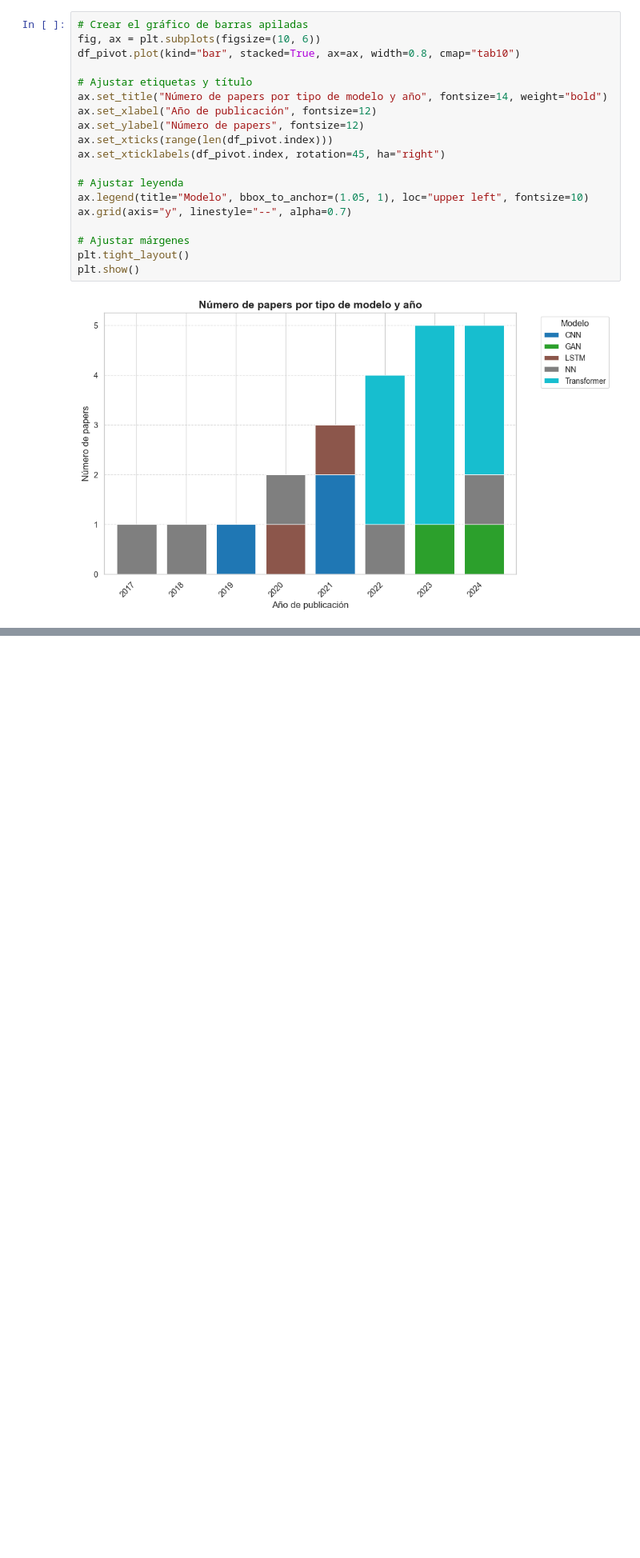
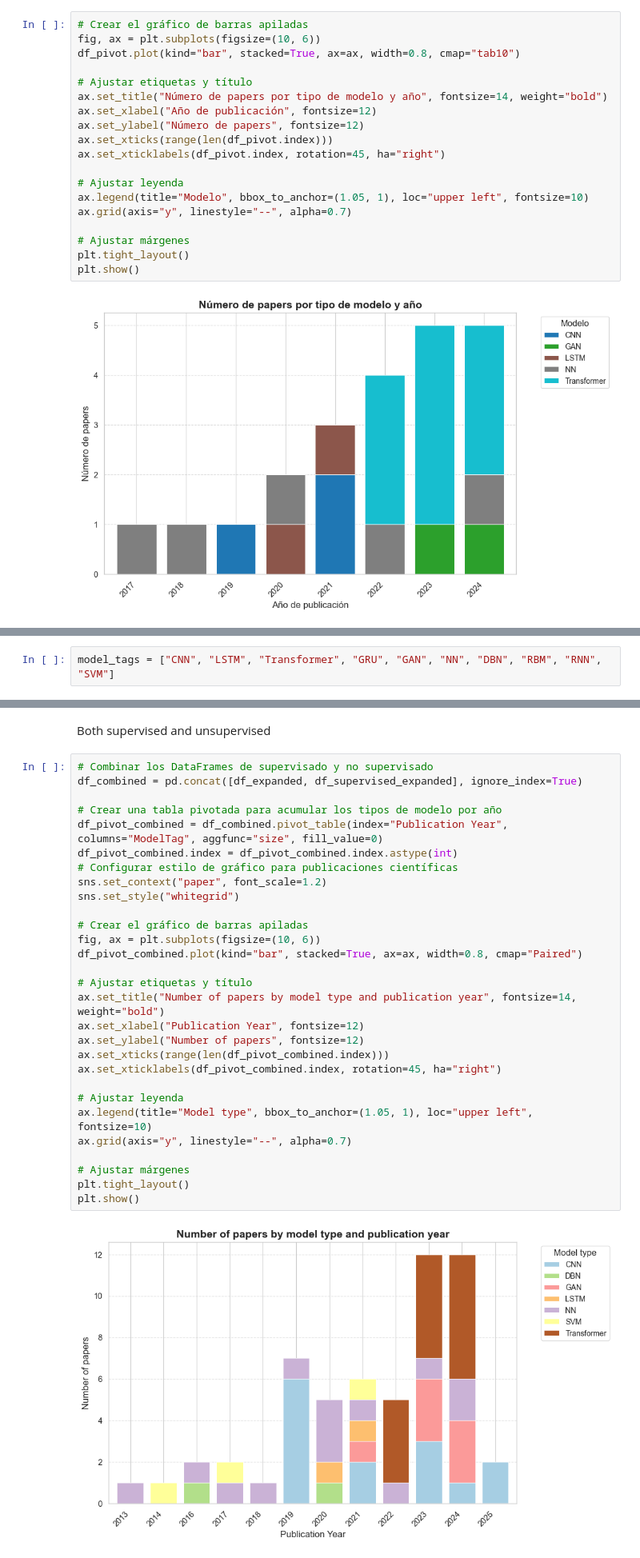
Before and after one commit to amolero6/ref_processing_research, a Jupyter notebook: Processing_refs.ipynb, the cells around one changed output, grey strips where cells are left out. Shown at 80% size. Drawn from its saved outputs; the diff is of its cells as text; blank space fills up the shorter version.

```diff
--- a/Processing_refs.ipynb
+++ b/Processing_refs.ipynb
@@ -89,0 +92,2 @@ plt.show()
+# %%
+model_tags = ["CNN", "LSTM", "Transformer", "GRU", "GAN", "NN", "DBN", "RBM", "RNN", "SVM"]
@@ -89,0 +133,33 @@ plt.show()
+# %% [markdown]
+Both supervised and unsupervised
+# %%
+# Combinar los DataFrames de supervisado y no supervisado
+df_combined = pd.concat([df_expanded, df_supervised_expanded], ignore_index=True)
+
+# Crear una tabla pivotada para acumular los tipos de modelo por año
+df_pivot_combined = df_combined.pivot_table(index="Publication Year", columns="ModelTag", aggfunc="size", fill_value=0)
+df_pivot_combined.index = df_pivot_combined.index.astype(int)
+# Configurar estilo de gráfico para publicaciones científicas
+sns.set_context("paper", font_scale=1.2)
+sns.set_style("whitegrid")
+
+# Crear el gráfico de barras apiladas
+fig, ax = plt.subplots(figsize=(10, 6))
+df_pivot_combined.plot(kind="bar", stacked=True, ax=ax, width=0.8, cmap="Paired")
+
+# Ajustar etiquetas y título
+ax.set_title("Number of papers by model type and publication year", fontsize=14, weight="bold")
+ax.set_xlabel("Publication Year", fontsize=12)
+ax.set_ylabel("Number of papers", fontsize=12)
+ax.set_xticks(range(len(df_pivot_combined.index)))
+ax.set_xticklabels(df_pivot_combined.index, rotation=45, ha="right")
+
+# Ajustar leyenda
+ax.legend(title="Model type", bbox_to_anchor=(1.05, 1), loc="upper left", fontsize=10)
+ax.grid(axis="y", linestyle="--", alpha=0.7)
+
+# Ajustar márgenes
+plt.tight_layout()
+plt.show()
+# %% [output]
+[figure, added]
```
Also changed, not shown: parts of 12 cells of this notebook, 1 other file.
